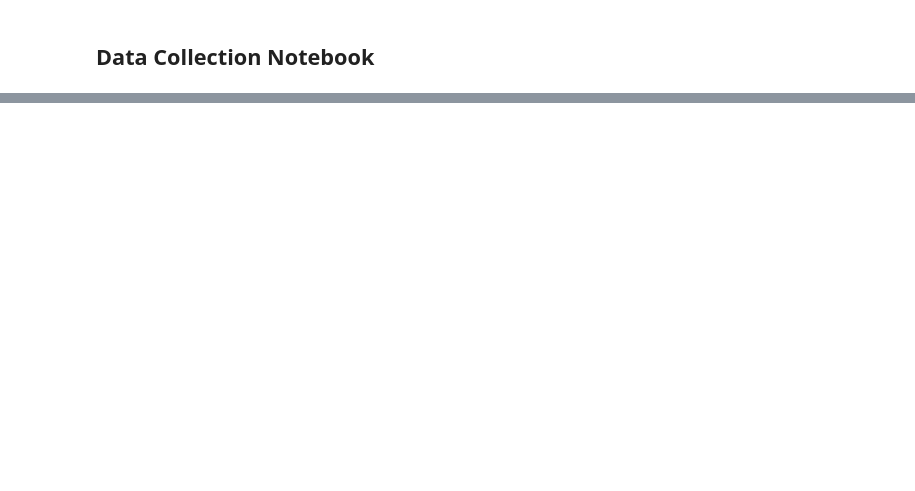
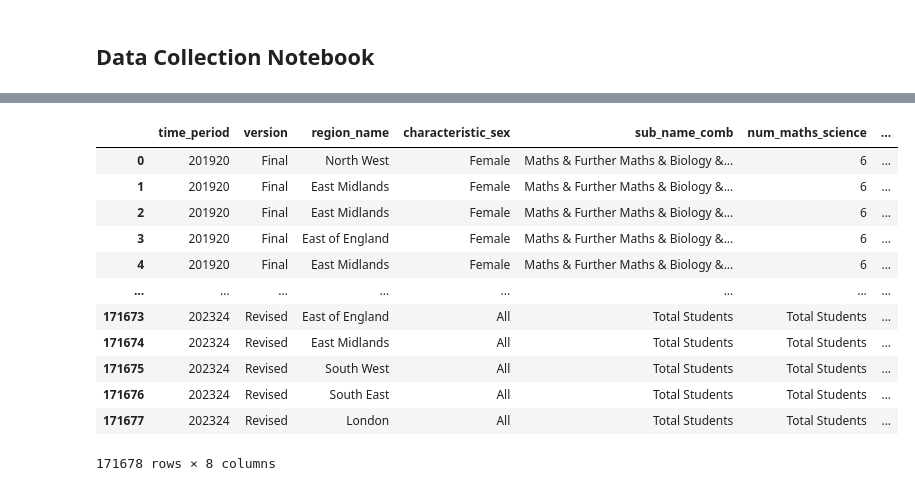
Before and after one commit to LSE-ME204/me204-2025-project-tkar9901, a Jupyter notebook: notebooks/NB01_Data_Collection.ipynb, the cells around one changed output, grey strips where cells are left out. Cells and saved outputs as stored; diff of their text form; code cells hidden in the pictures; blank space fills up the shorter version.

```diff
--- a/notebooks/NB01_Data_Collection.ipynb
+++ b/notebooks/NB01_Data_Collection.ipynb
@@ -245,0 +333,20 @@ grouped_with_total
+# %%
+stem_df = stem_df[["time_period", "version", "region_name", "characteristic_sex",
+                   "sub_name_comb", "num_maths_science", "num_entered_comb_and_no_other_matsci",
+                  "num_entered_matsci_subjects_including_comb"]]
+
+stem_df
+# %% [output]
+|  | time_period | version | region_name | characteristic_sex | sub_name_comb | num_maths_science | ... |
+| 0 | 201920 | Final | North West | Female | Maths & Further Maths & Biology &... | 6 | ... |
+| 1 | 201920 | Final | East Midlands | Female | Maths & Further Maths & Biology &... | 6 | ... |
+| 2 | 201920 | Final | East Midlands | Female | Maths & Further Maths & Biology &... | 6 | ... |
+| 3 | 201920 | Final | East of England | Female | Maths & Further Maths & Biology &... | 6 | ... |
+| 4 | 201920 | Final | East Midlands | Female | Maths & Further Maths & Biology &... | 6 | ... |
+| ... | ... | ... | ... | ... | ... | ... | ... |
+| 171673 | 202324 | Revised | East of England | All | Total Students | Total Students | ... |
+| 171674 | 202324 | Revised | East Midlands | All | Total Students | Total Students | ... |
+| 171675 | 202324 | Revised | South West | All | Total Students | Total Students | ... |
+| 171676 | 202324 | Revised | South East | All | Total Students | Total Students | ... |
+| 171677 | 202324 | Revised | London | All | Total Students | Total Students | ... |
+171678 rows × 8 columns
```
Also changed, not shown: parts of 34 cells of this notebook, 17 other files.
